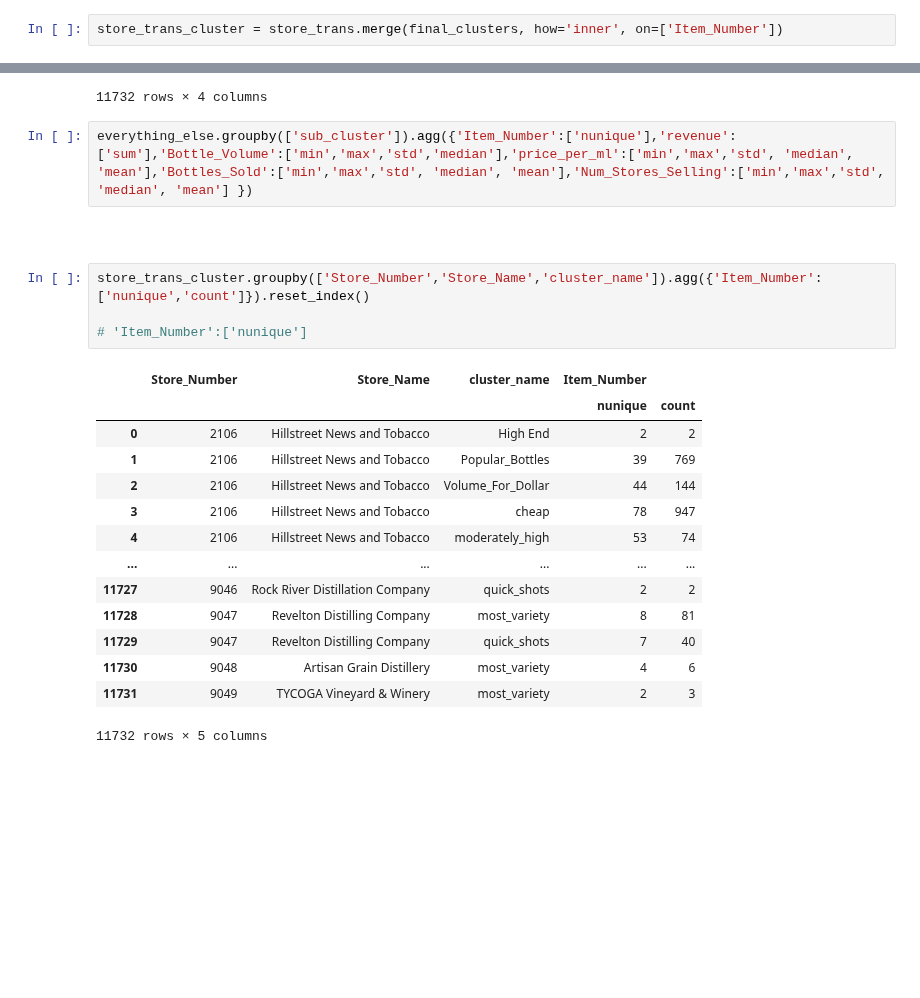
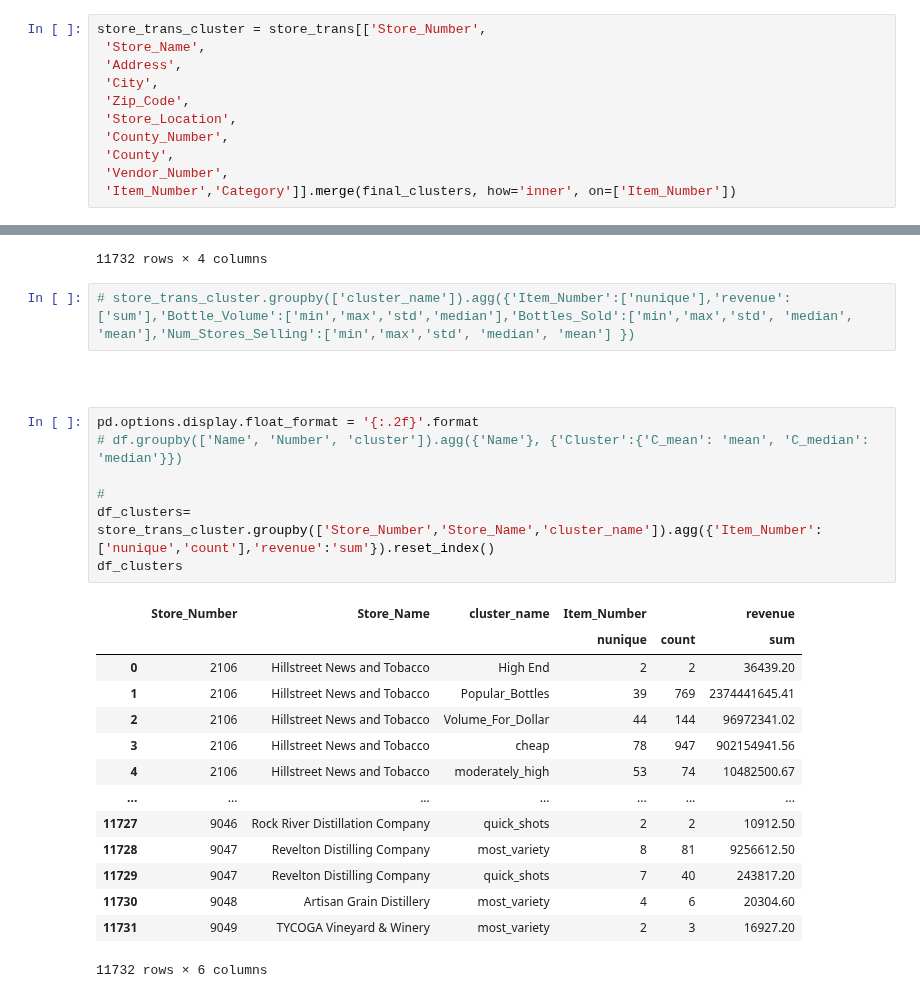
Before and after one commit to dgarbato/capstone, a Jupyter notebook: get store information on clusters.ipynb, the cells around one changed output, grey strips where cells are left out. Cells and saved outputs as stored; diff of their text form; blank space fills up the shorter version.

Commit message:
updated code to analyze stores using product clusters

```diff
--- a/get store information on clusters.ipynb
+++ b/get store information on clusters.ipynb
@@ -53,2 +137,11 @@ store_trans = stores.merge(trans, how='inner', on=['Store_Number'])
 # %%
-store_trans_cluster = store_trans.merge(final_clusters, how='inner', on=['Item_Number'])
+store_trans_cluster = store_trans[['Store_Number',
+ 'Store_Name',
+ 'Address',
+ 'City',
+ 'Zip_Code',
+ 'Store_Location',
+ 'County_Number',
+ 'County',
+ 'Vendor_Number',
+ 'Item_Number','Category']].merge(final_clusters, how='inner', on=['Item_Number'])
@@ -85,25 +352,28 @@ store_trans_cluster.groupby(['Store_Number','Store_Name','cluster_name'])['Item_
 | 11731 | 9049 | TYCOGA Vineyard & Winery | most_variety | 2 |
 11732 rows × 4 columns
 # %%
-everything_else.groupby(['sub_cluster']).agg({'Item_Number':['nunique'],'revenue':['sum'],'Bottle_Volume':['min','max','std','median'],'price_per_ml':['min','max','std', 'median', 'mean'],'Bottles_Sold':['min','max','std', 'median', 'mean'],'Num_Stores_Selling':['min','max','std', 'median', 'mean'] })
+# store_trans_cluster.groupby(['cluster_name']).agg({'Item_Number':['nunique'],'revenue':['sum'],'Bottle_Volume':['min','max','std','median'],'Bottles_Sold':['min','max','std', 'median', 'mean'],'Num_Stores_Selling':['min','max','std', 'median', 'mean'] })
 # %% [markdown]
 #
 # %%
-store_trans_cluster.groupby(['Store_Number','Store_Name','cluster_name']).agg({'Item_Number':['nunique','count']}).reset_index()
+pd.options.display.float_format = '{:.2f}'.format
+# df.groupby(['Name', 'Number', 'cluster']).agg({'Name'}, {'Cluster':{'C_mean': 'mean', 'C_median': 'median'}})
 
-# 'Item_Number':['nunique']
+#
+df_clusters=   store_trans_cluster.groupby(['Store_Number','Store_Name','cluster_name']).agg({'Item_Number':['nunique','count'],'revenue':'sum'}).reset_index()
+df_clusters
 # %% [output]
-|  | Store_Number | Store_Name | cluster_name | Item_Number |  |
-|  |  |  |  | nunique | count |
-| 0 | 2106 | Hillstreet News and Tobacco | High End | 2 | 2 |
-| 1 | 2106 | Hillstreet News and Tobacco | Popular_Bottles | 39 | 769 |
-| 2 | 2106 | Hillstreet News and Tobacco | Volume_For_Dollar | 44 | 144 |
-| 3 | 2106 | Hillstreet News and Tobacco | cheap | 78 | 947 |
-| 4 | 2106 | Hillstreet News and Tobacco | moderately_high | 53 | 74 |
-| ... | ... | ... | ... | ... | ... |
-| 11727 | 9046 | Rock River Distillation Company | quick_shots | 2 | 2 |
-| 11728 | 9047 | Revelton Distilling Company | most_variety | 8 | 81 |
-| 11729 | 9047 | Revelton Distilling Company | quick_shots | 7 | 40 |
-| 11730 | 9048 | Artisan Grain Distillery | most_variety | 4 | 6 |
-| 11731 | 9049 | TYCOGA Vineyard & Winery | most_variety | 2 | 3 |
+|  | Store_Number | Store_Name | cluster_name | Item_Number |  | revenue |
+|  |  |  |  | nunique | count | sum |
+| 0 | 2106 | Hillstreet News and Tobacco | High End | 2 | 2 | 36439.20 |
+| 1 | 2106 | Hillstreet News and Tobacco | Popular_Bottles | 39 | 769 | 2374441645.41 |
+| 2 | 2106 | Hillstreet News and Tobacco | Volume_For_Dollar | 44 | 144 | 96972341.02 |
+| 3 | 2106 | Hillstreet News and Tobacco | cheap | 78 | 947 | 902154941.56 |
+| 4 | 2106 | Hillstreet News and Tobacco | moderately_high | 53 | 74 | 10482500.67 |
+| ... | ... | ... | ... | ... | ... | ... |
+| 11727 | 9046 | Rock River Distillation Company | quick_shots | 2 | 2 | 10912.50 |
+| 11728 | 9047 | Revelton Distilling Company | most_variety | 8 | 81 | 9256612.50 |
+| 11729 | 9047 | Revelton Distilling Company | quick_shots | 7 | 40 | 243817.20 |
+| 11730 | 9048 | Artisan Grain Distillery | most_variety | 4 | 6 | 20304.60 |
+| 11731 | 9049 | TYCOGA Vineyard & Winery | most_variety | 2 | 3 | 16927.20 |
-11732 rows × 5 columns
+11732 rows × 6 columns
```
Also changed, not shown: parts of 37 cells of this notebook, 4 other files.
